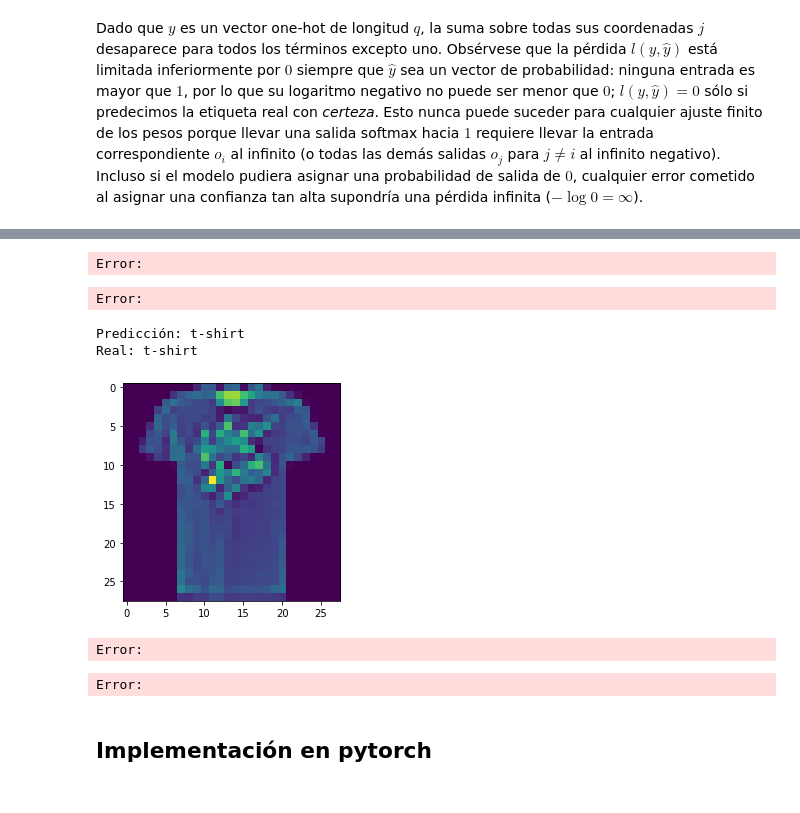
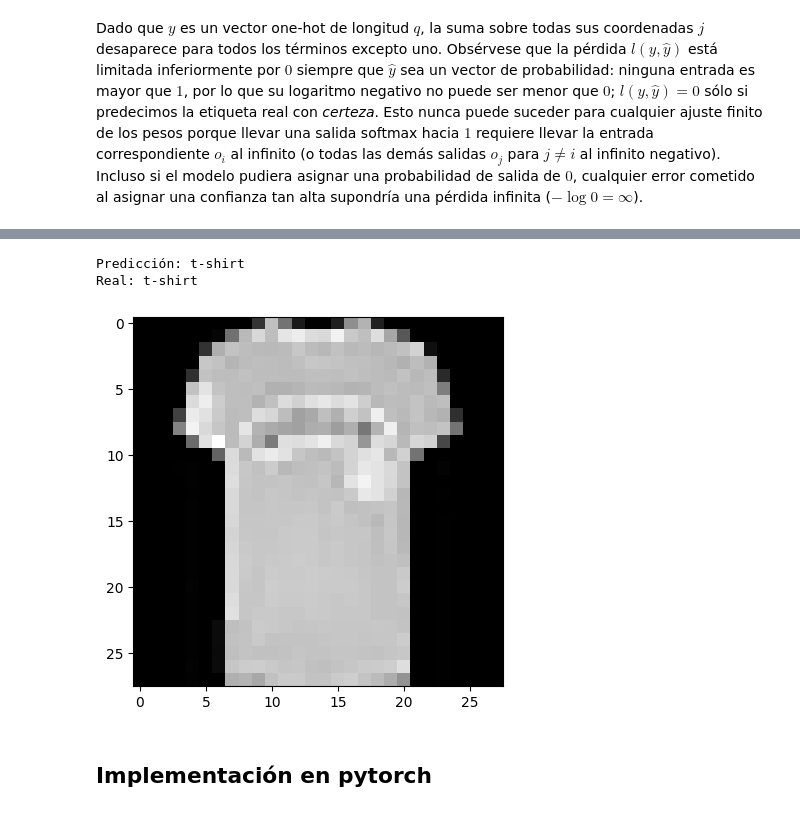
Before and after one commit to ramajoballester/UC3M-PIC, a Jupyter notebook: notebooks/02.ipynb, the cells around one changed output, grey strips where cells are left out. Cells and saved outputs as stored; diff of their text form; code cells hidden in the pictures.

```diff
--- a/notebooks/02.ipynb
+++ b/notebooks/02.ipynb
@@ -588,9 +569,9 @@ labels = ['t-shirt', 'trouser', 'pullover', 'dress', 'coat',
 # %%
 batch_size = 256
 train_dataloader = torch.utils.data.DataLoader(mnist_train, batch_size,
-                                               shuffle=True, num_workers=1)
+                                               shuffle=True)
 test_dataloader = torch.utils.data.DataLoader(mnist_test, batch_size,
-                                               shuffle=False, num_workers=1)
+                                               shuffle=False)
 # %% [markdown]
 $$ \hat{y}_j = \mathrm{softmax}(o) = \frac{\exp(o_j)}{\sum_k \exp(o_k)} $$
 # %%
@@ -646,5 +630,6 @@ num_outputs = 10
 w = torch.normal(0, 0.01, size=(num_inputs, num_outputs), requires_grad=True)
 b = torch.zeros(num_outputs, requires_grad=True)
 
-def model(x, w, b):
+# Modelo de regresión softmax
+def softmax_model(x, w, b):
     return softmax(torch.matmul(x.reshape((-1, w.shape[0])), w) + b)
@@ -706,12 +683,16 @@ lr = 0.01
 # Número de epochs de entrenamiento
 num_epochs = 10
 # Modelo a optimizar
-model = model
+model = softmax_model
 # Función de pérdida cross_entropy
 loss = cross_entropy
 
 for epoch in range(num_epochs):
     for x, y in train_dataloader:
+
+        # Convertir etiquetas a one-hot
+        # y = F.one_hot(y, num_outputs)
+
         # Predicción del modelo
         y_pred = model(x, w, b)
 
@@ -728,23 +709,27 @@ for epoch in range(num_epochs):
     # Métrica de precisión del modelo
     with torch.no_grad():
         n_correct = 0
+        total_loss = 0
         for x, y in train_dataloader:
+            # Convertir etiquetas a one-hot
+            # y = F.one_hot(y, num_outputs)
             y_pred = model(x, w, b)
-            l = loss(y_pred, y)
+            total_loss = loss(y_pred, y).sum()
             n_correct += accuracy(y_pred, y)
 
-        print('Epoch {}, Precisión (train): {:.3f}, Loss (train): {:.4f}'.format(epoch,
-                                                         n_correct/train_dataloader.dataset.data.shape[0],
-                                                         l.mean()))
+        precision = n_correct / len(train_dataloader.dataset)
+        total_loss = total_loss / len(train_dataloader.dataset)
+        print(f'Epoch {epoch}, Precisión (train): {precision:.3f}, Loss (train): {total_loss:.6f}')
+
         n_correct = 0
         for x, y in test_dataloader:
+            # Convertir etiquetas a one-hot
+            # y = F.one_hot(y, num_outputs)
             y_pred = model(x, w, b)
-            l = loss(y_pred, y)
+            total_loss = loss(y_pred, y).sum()
             n_correct += accuracy(y_pred, y)
 
-        print('Epoch {}, Precisión (test): {:.3f}, Loss (test): {:.4f}'.format(epoch,
-                                                         n_correct/test_dataloader.dataset.data.shape[0],
-                                                         l.mean()))
-
-        print(' ')
+        precision = n_correct / len(test_dataloader.dataset)
+        total_loss = total_loss / len(test_dataloader.dataset)
+        print(f'Epoch {epoch}, Precisión (test):  {precision:.3f}, Loss (test):  {total_loss:.6f}')
 # %% [output]
@@ -770,20 +756,15 @@ Error:
 # %%
-x, y = next(iter(train_dataloader))
+x, y = next(iter(test_dataloader))
 y_pred = model(x, w, b)
-# %% [output]
-Error:
-Error:
 # %%
 i = random.randint(0, len(x)-1)
-plt.imshow(x[i, 0]);
+plt.imshow(x[i, 0], cmap='gray');
 print('Predicción: {}'.format(labels[y_pred.argmax(dim=1)[i]]))
 print('Real: {}'.format(labels[y[i]]))
 # %% [output]
 Predicción: t-shirt
 Real: t-shirt
-[figure, old version]
+[figure, new version]
-Error:
-Error:
 # %% [markdown]
 ## Implementación en pytorch
 # %%
```
Also changed, not shown: parts of 113 cells of this notebook, 2 other files.
